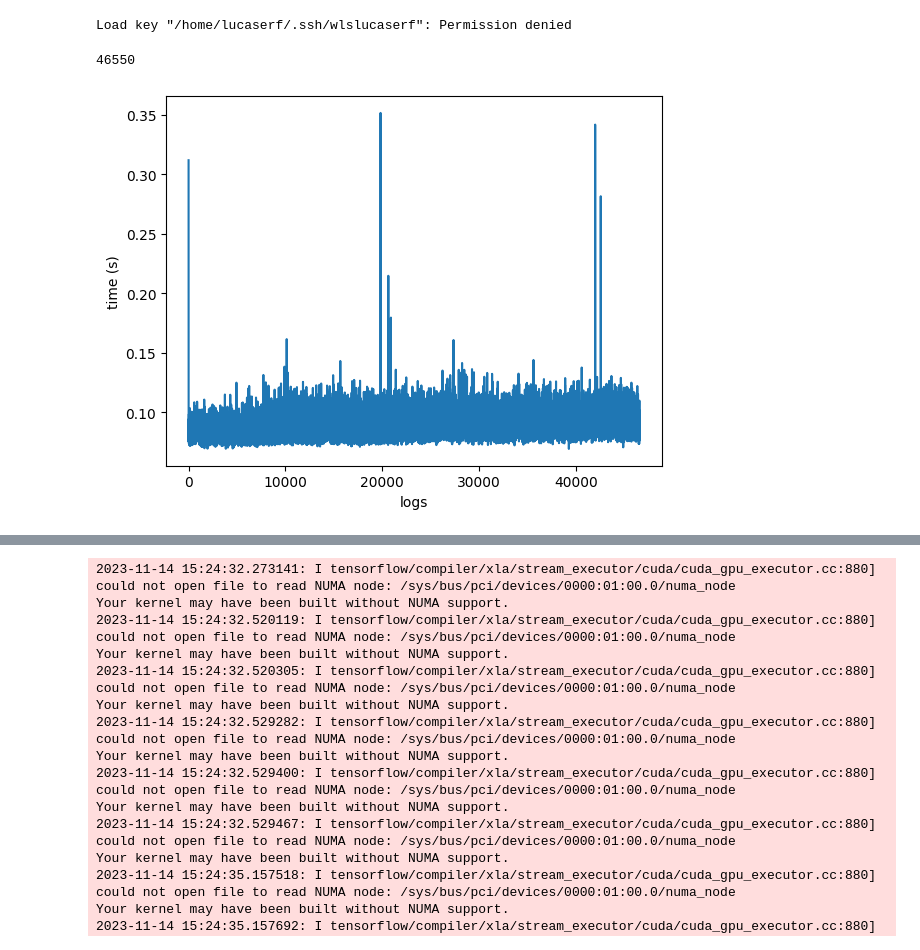
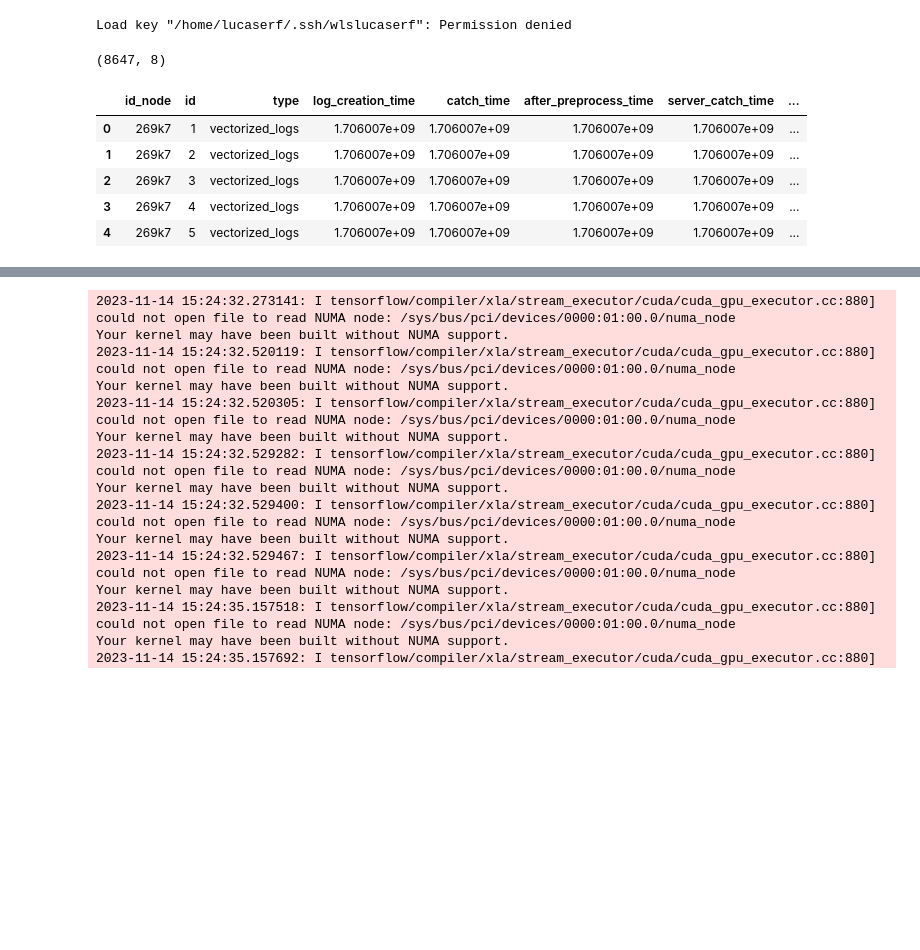
Before and after one commit to Lucaserf/ObsProject, a Jupyter notebook: data/data_visualization.ipynb, the cells around one changed output, grey strips where cells are left out. Drawn from its saved outputs; the diff is of its cells as text; code cells hidden in the pictures; blank space fills up the shorter version.

```diff
--- a/data/data_visualization.ipynb
+++ b/data/data_visualization.ipynb
@@ -27,13 +22,16 @@ with open("./data/logging_data/times.pkl", "rb") as f:
-# %%
-print(len(times))
-# %% [output]
-46550
-# %%
-fig, ax = plt.subplots()
-ax.plot(times.values())
-plt.xlabel('logs')
-plt.ylabel('time (s)')
-
-plt.show()
-# %% [output]
-[figure, removed]
+# %%
+df = pd.read_csv("data/logging_data/time.txt")
+
+
+print(df.shape)
+# %% [output]
+(8647, 8)
+# %%
+df.head()
+# %% [output]
+|  | id_node | id | type | log_creation_time | catch_time | after_preprocess_time | server_catch_time | ... |
+| 0 | 269k7 | 1 | vectorized_logs | 1.706007e+09 | 1.706007e+09 | 1.706007e+09 | 1.706007e+09 | ... |
+| 1 | 269k7 | 2 | vectorized_logs | 1.706007e+09 | 1.706007e+09 | 1.706007e+09 | 1.706007e+09 | ... |
+| 2 | 269k7 | 3 | vectorized_logs | 1.706007e+09 | 1.706007e+09 | 1.706007e+09 | 1.706007e+09 | ... |
+| 3 | 269k7 | 4 | vectorized_logs | 1.706007e+09 | 1.706007e+09 | 1.706007e+09 | 1.706007e+09 | ... |
+| 4 | 269k7 | 5 | vectorized_logs | 1.706007e+09 | 1.706007e+09 | 1.706007e+09 | 1.706007e+09 | ... |
```
Also changed, not shown: parts of 7 cells of this notebook, 4 other files.
